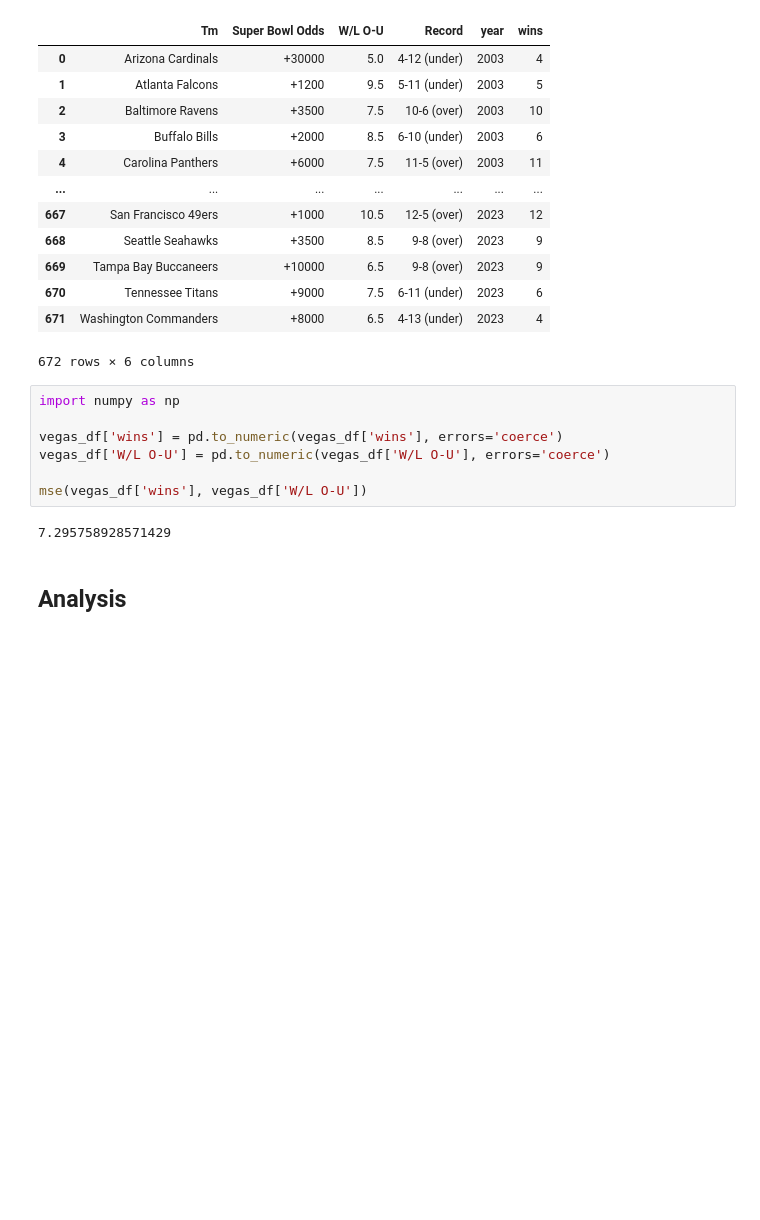
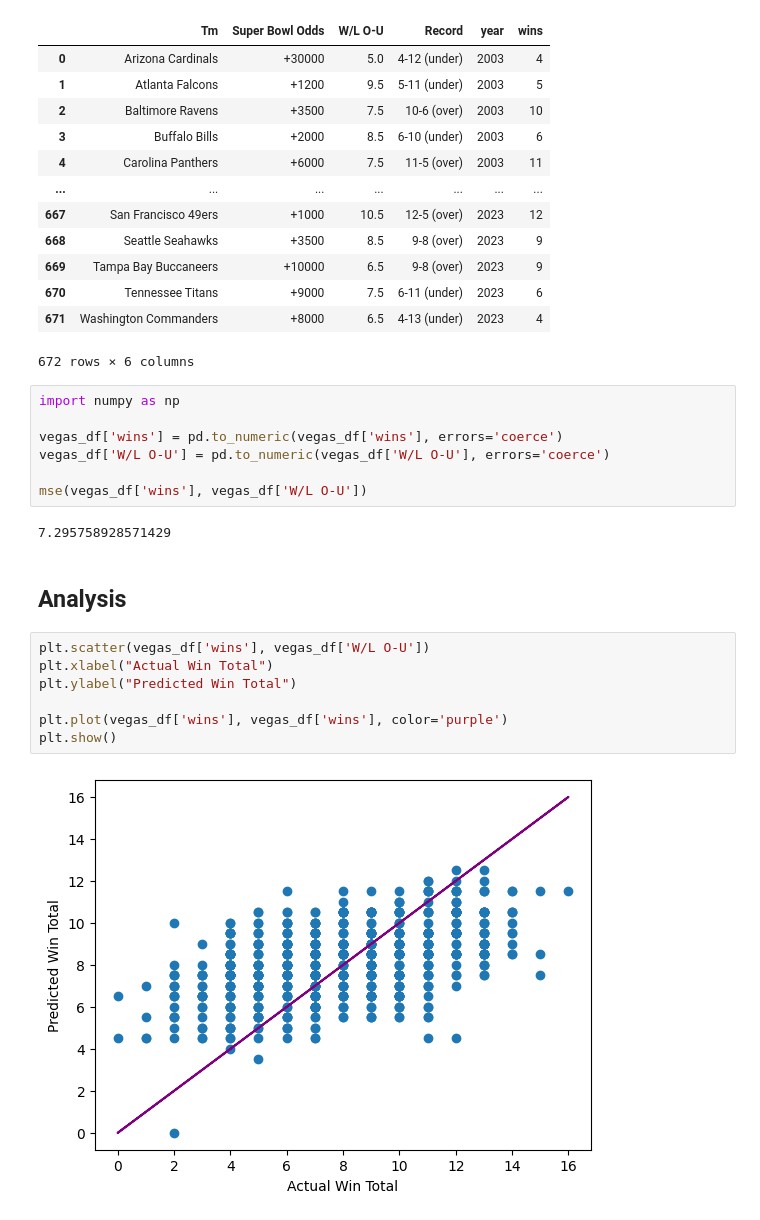
Before and after one commit to tyleryandt18/NFL-Data-Exploration, a Jupyter notebook: NumWinsModel.ipynb, the cells around one changed output. Cells and saved outputs as stored; diff of their text form; blank space fills up the shorter version.

Commit message:
final analysis, compared to Vegas model performance

```diff
--- a/NumWinsModel.ipynb
+++ b/NumWinsModel.ipynb
@@ -172,3 +172,12 @@ mse(vegas_df['wins'], vegas_df['W/L O-U'])
 7.295758928571429
 # %% [markdown]
 ## Analysis
+# %%
+plt.scatter(vegas_df['wins'], vegas_df['W/L O-U'])
+plt.xlabel("Actual Win Total")
+plt.ylabel("Predicted Win Total")
+
+plt.plot(vegas_df['wins'], vegas_df['wins'], color='purple')
+plt.show()
+# %% [output]
+[figure, added]
```
Also changed, not shown: parts of 5 cells of this notebook.
